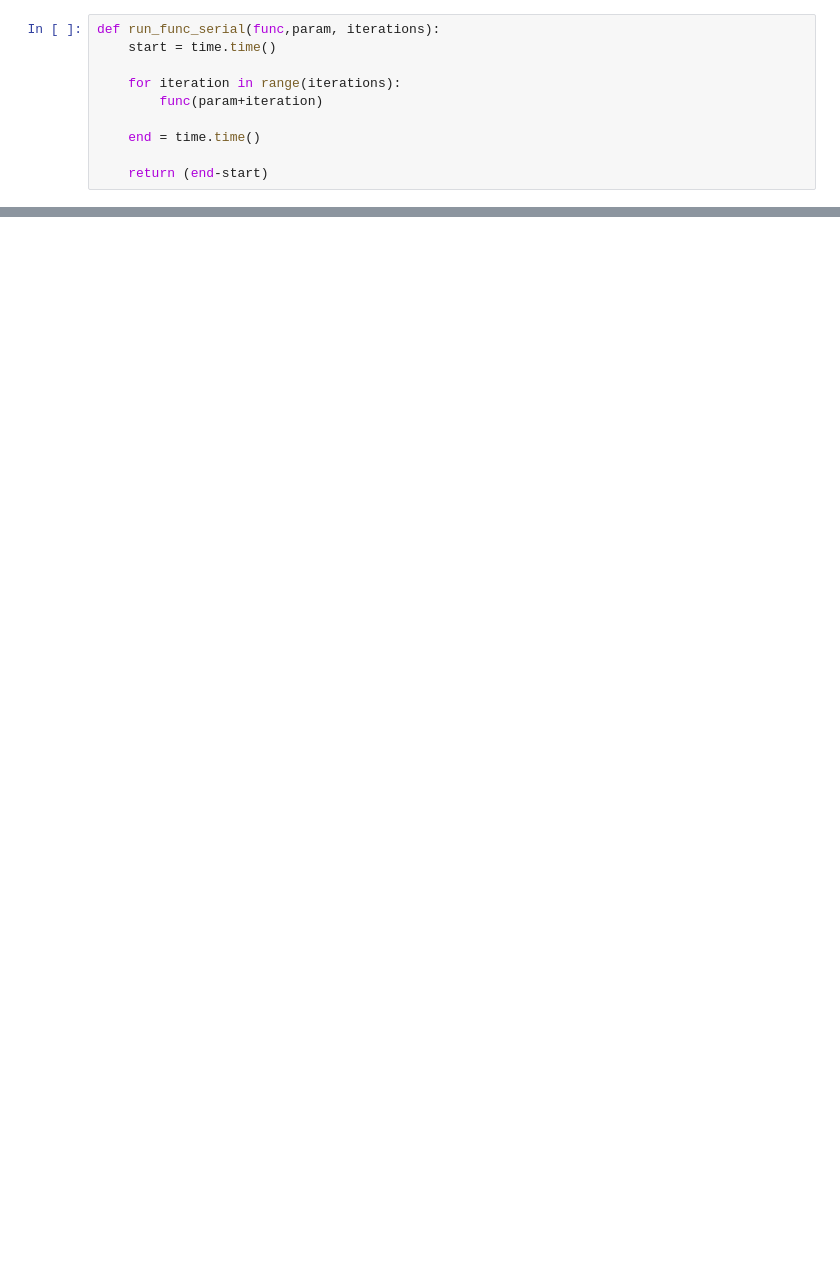
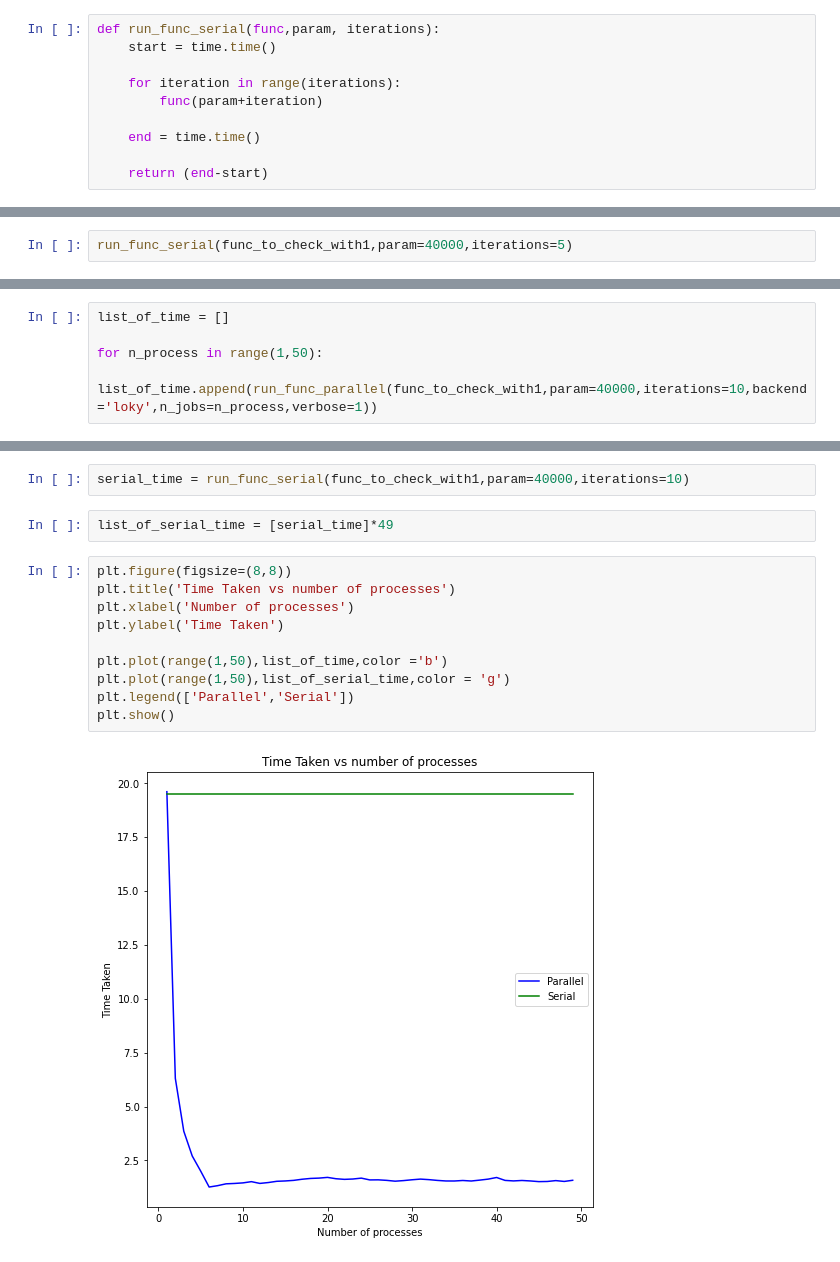
Before and after one commit to asmita-mukherjee/LearningStuff, a Jupyter notebook: UnderstandingJoblibParallelization.ipynb, the cells around one changed output, grey strips where cells are left out. Drawn from its saved outputs; the diff is of its cells as text; blank space fills up the shorter version.

Commit message:
Comparion of backends and n jobs

```diff
--- a/UnderstandingJoblibParallelization.ipynb
+++ b/UnderstandingJoblibParallelization.ipynb
@@ -61,0 +101,2 @@ run_func_serial(func_to_check_with0,param = 10,iterations=5)
+# %%
+run_func_serial(func_to_check_with1,param=40000,iterations=5)
@@ -61,0 +109,5 @@ run_func_serial(func_to_check_with0,param = 10,iterations=5)
+# %%
+list_of_time = []
+
+for n_process in range(1,50):
+    list_of_time.append(run_func_parallel(func_to_check_with1,param=40000,iterations=10,backend='loky',n_jobs=n_process,verbose=1))
@@ -61,0 +132,16 @@ run_func_serial(func_to_check_with0,param = 10,iterations=5)
+# %%
+serial_time = run_func_serial(func_to_check_with1,param=40000,iterations=10)
+# %%
+list_of_serial_time = [serial_time]*49
+# %%
+plt.figure(figsize=(8,8))
+plt.title('Time Taken vs number of processes')
+plt.xlabel('Number of processes')
+plt.ylabel('Time Taken')
+
+plt.plot(range(1,50),list_of_time,color ='b')
+plt.plot(range(1,50),list_of_serial_time,color = 'g')
+plt.legend(['Parallel','Serial'])
+plt.show()
+# %% [output]
+[figure, added]
```
Also changed, not shown: parts of 26 cells of this notebook.
